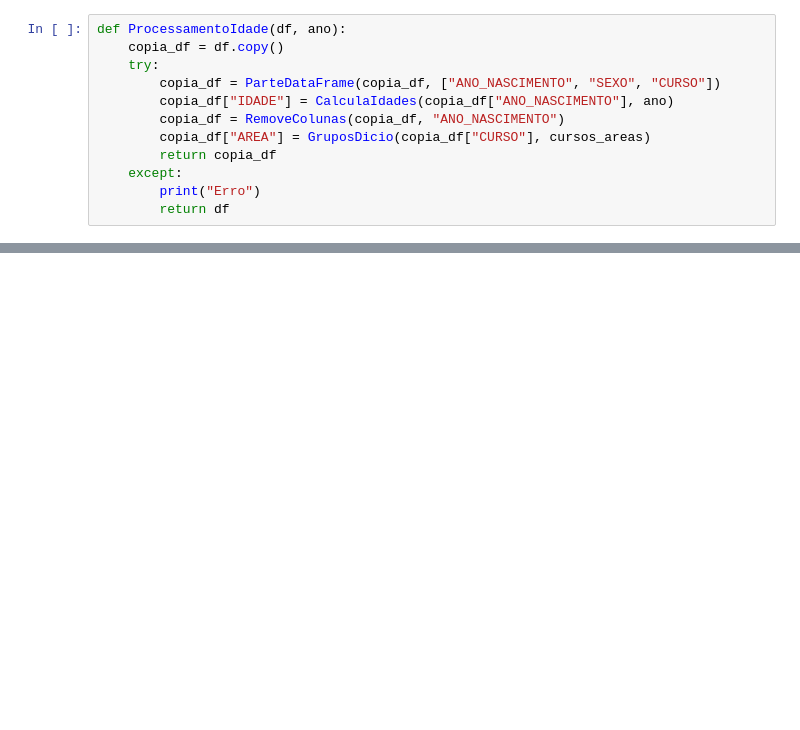
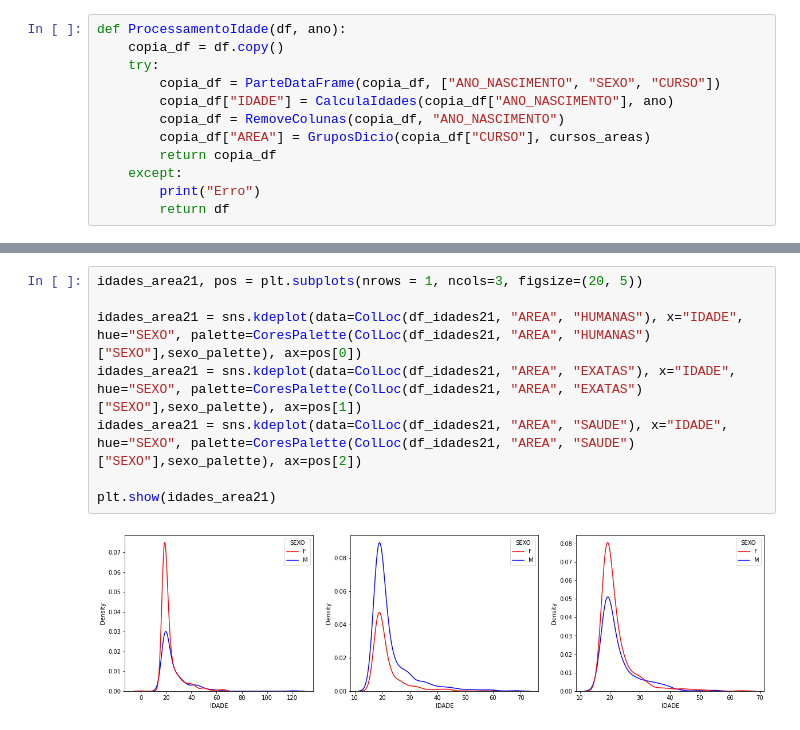
Before and after one commit to Cafeko/UFPE_Projeto_IP, a Jupyter notebook: Idade_dados.ipynb, the cells around one changed output, grey strips where cells are left out. Saved outputs shown, nothing was run; the diff lists cells and outputs as text; blank space fills up the shorter version.

```diff
--- a/Idade_dados.ipynb
+++ b/Idade_dados.ipynb
@@ -34,0 +44,10 @@ plt.show(grafico_idade2)
+# %%
+idades_area21, pos = plt.subplots(nrows = 1, ncols=3, figsize=(20, 5))
+
+idades_area21 = sns.kdeplot(data=ColLoc(df_idades21, "AREA", "HUMANAS"), x="IDADE", hue="SEXO", palette=CoresPalette(ColLoc(df_idades21, "AREA", "HUMANAS")["SEXO"],sexo_palette), ax=pos[0])
+idades_area21 = sns.kdeplot(data=ColLoc(df_idades21, "AREA", "EXATAS"), x="IDADE", hue="SEXO", palette=CoresPalette(ColLoc(df_idades21, "AREA", "EXATAS")["SEXO"],sexo_palette), ax=pos[1])
+idades_area21 = sns.kdeplot(data=ColLoc(df_idades21, "AREA", "SAUDE"), x="IDADE", hue="SEXO", palette=CoresPalette(ColLoc(df_idades21, "AREA", "SAUDE")["SEXO"],sexo_palette), ax=pos[2])
+
+plt.show(idades_area21)
+# %% [output]
+[figure, added]
```
Also changed, not shown: parts of 13 cells of this notebook, 1 other file.
